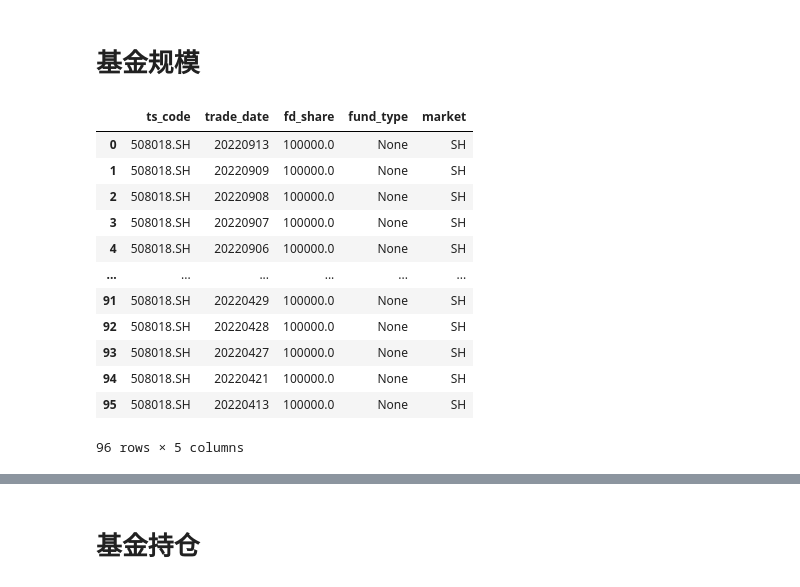
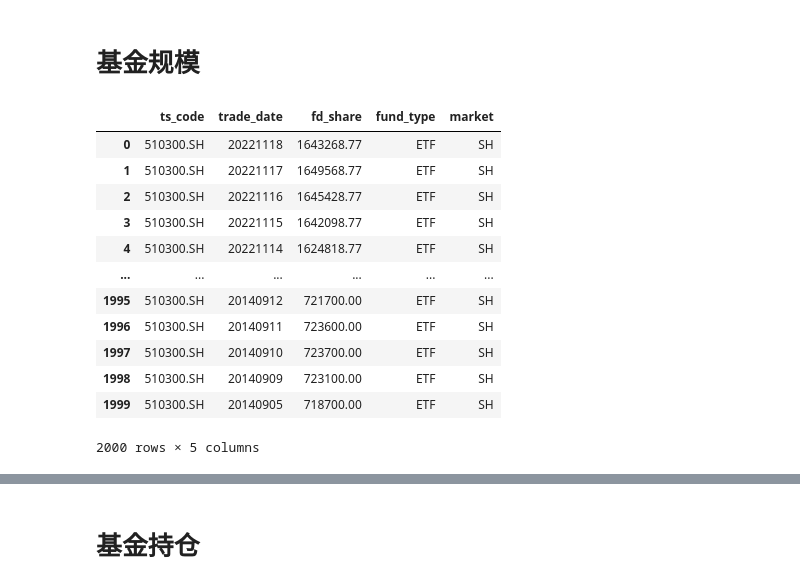
Before and after one commit to nuswgg/quants_qa, a Jupyter notebook: tushare/基金分析.ipynb, the cells around one changed output, grey strips where cells are left out. Cells and saved outputs as stored; diff of their text form; code cells hidden in the pictures.

```diff
--- a/tushare/基金分析.ipynb
+++ b/tushare/基金分析.ipynb
@@ -106,18 +126,18 @@ fund_list_E.query("ts_code=='159638.SZ'")
 # 基金规模
 # %%
 # pro.fund_share(ts_code='150018.SZ')
-pro.fund_share(ts_code='508018.SH')
+pro.fund_share(ts_code='510300.SH')
 # %% [output]
 |  | ts_code | trade_date | fd_share | fund_type | market |
-| 0 | 508018.SH | 20220913 | 100000.0 | None | SH |
-| 1 | 508018.SH | 20220909 | 100000.0 | None | SH |
-| 2 | 508018.SH | 20220908 | 100000.0 | None | SH |
-| 3 | 508018.SH | 20220907 | 100000.0 | None | SH |
-| 4 | 508018.SH | 20220906 | 100000.0 | None | SH |
+| 0 | 510300.SH | 20221118 | 1643268.77 | ETF | SH |
+| 1 | 510300.SH | 20221117 | 1649568.77 | ETF | SH |
+| 2 | 510300.SH | 20221116 | 1645428.77 | ETF | SH |
+| 3 | 510300.SH | 20221115 | 1642098.77 | ETF | SH |
+| 4 | 510300.SH | 20221114 | 1624818.77 | ETF | SH |
 | ... | ... | ... | ... | ... | ... |
-| 91 | 508018.SH | 20220429 | 100000.0 | None | SH |
-| 92 | 508018.SH | 20220428 | 100000.0 | None | SH |
-| 93 | 508018.SH | 20220427 | 100000.0 | None | SH |
-| 94 | 508018.SH | 20220421 | 100000.0 | None | SH |
-| 95 | 508018.SH | 20220413 | 100000.0 | None | SH |
+| 1995 | 510300.SH | 20140912 | 721700.00 | ETF | SH |
+| 1996 | 510300.SH | 20140911 | 723600.00 | ETF | SH |
+| 1997 | 510300.SH | 20140910 | 723700.00 | ETF | SH |
+| 1998 | 510300.SH | 20140909 | 723100.00 | ETF | SH |
+| 1999 | 510300.SH | 20140905 | 718700.00 | ETF | SH |
-96 rows × 5 columns
+2000 rows × 5 columns
```
Also changed, not shown: parts of 130 cells of this notebook, 3 other files.
